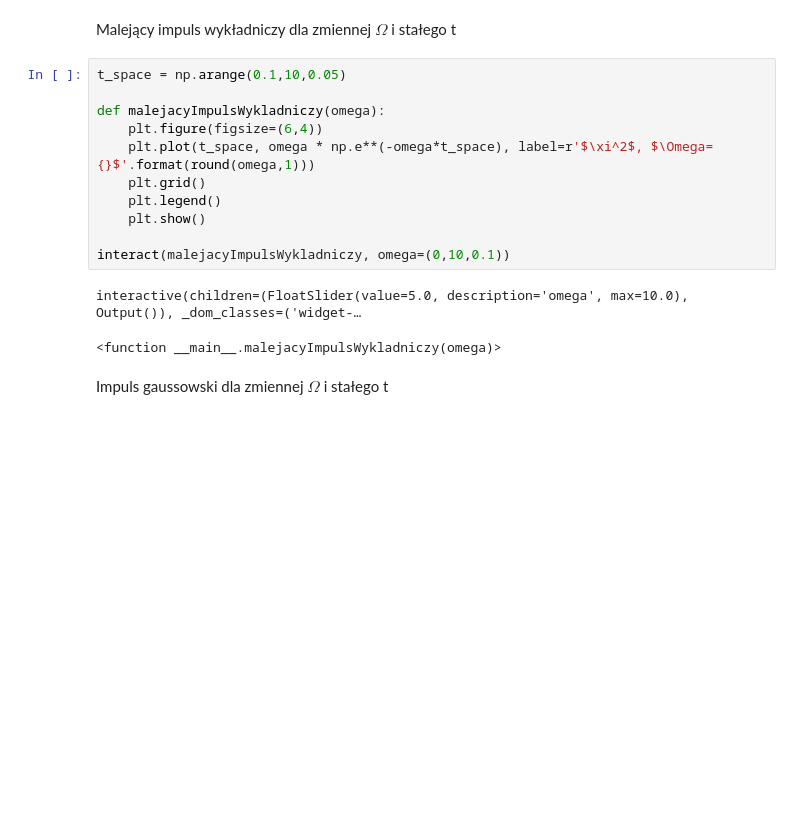
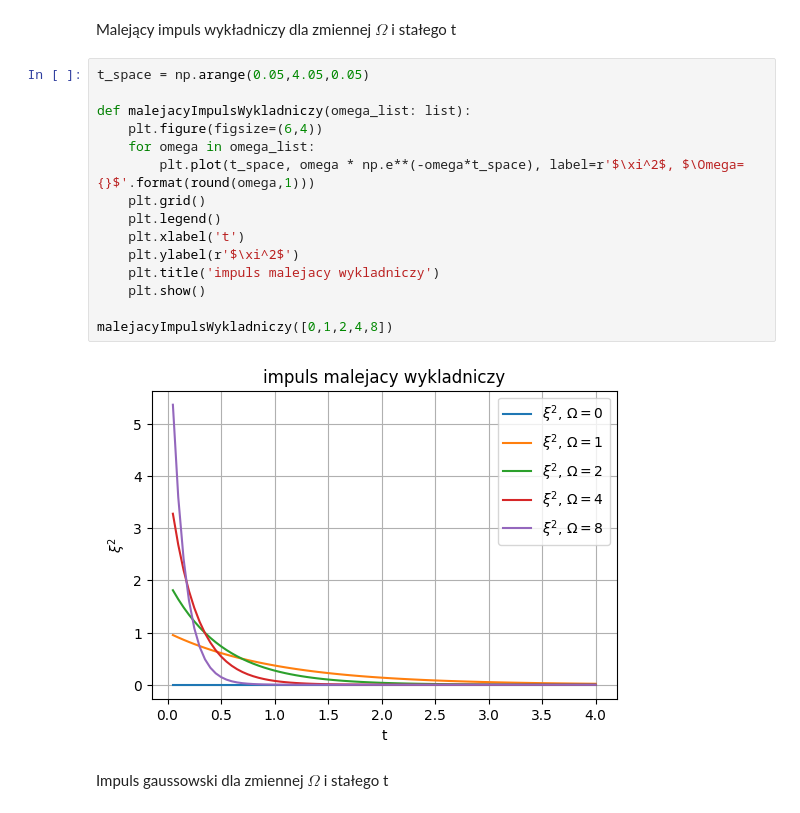
Before and after one commit to Kubabob/pracownia_rotacyjna, a Jupyter notebook: impulsy.ipynb, the cells around one changed output. Cells and saved outputs as stored; diff of their text form; blank space fills up the shorter version.

```diff
--- a/impulsy.ipynb
+++ b/impulsy.ipynb
@@ -23,19 +25,22 @@ interactive(children=(FloatSlider(value=5.0, description='omega', max=10.0), Out
 # %% [markdown]
 Malejący impuls wykładniczy dla zmiennej $\Omega$ i stałego t
 # %%
-t_space = np.arange(0.1,10,0.05)
+t_space = np.arange(0.05,4.05,0.05)
 
-def malejacyImpulsWykladniczy(omega):
+def malejacyImpulsWykladniczy(omega_list: list):
     plt.figure(figsize=(6,4))
-    plt.plot(t_space, omega * np.e**(-omega*t_space), label=r'$\xi^2$, $\Omega={}$'.format(round(omega,1)))
+    for omega in omega_list:
+        plt.plot(t_space, omega * np.e**(-omega*t_space), label=r'$\xi^2$, $\Omega={}$'.format(round(omega,1)))
     plt.grid()
     plt.legend()
+    plt.xlabel('t')
+    plt.ylabel(r'$\xi^2$')
+    plt.title('impuls malejacy wykladniczy')
     plt.show()
 
-interact(malejacyImpulsWykladniczy, omega=(0,10,0.1))
+malejacyImpulsWykladniczy([0,1,2,4,8])
 # %% [output]
-interactive(children=(FloatSlider(value=5.0, description='omega', max=10.0), Output()), _dom_classes=('widget-…
-<function __main__.malejacyImpulsWykladniczy(omega)>
+[figure, added]
 # %% [markdown]
 Impuls gaussowski dla zmiennej $\Omega$ i stałego t
 # %%
```
Also changed, not shown: parts of 12 cells of this notebook.
